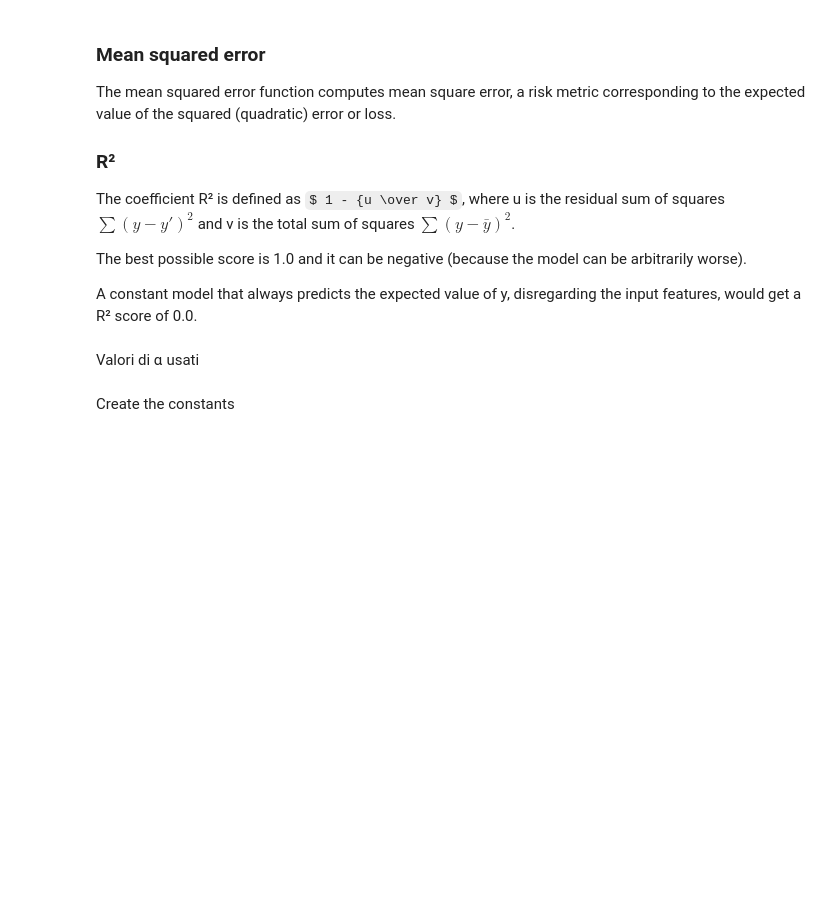
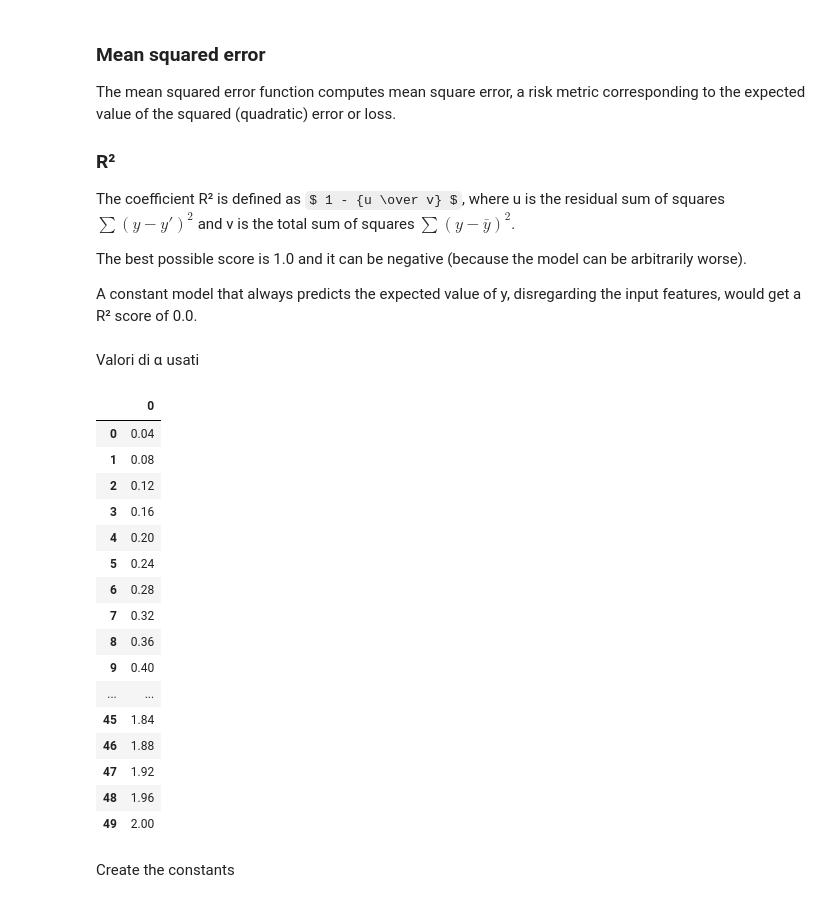
Before and after one commit to mikymaione/HousingPrices, a Jupyter notebook: Source code/HousingPrices/Miky.ipynb, the cells around one changed output. Cells and saved outputs as stored; diff of their text form; code cells hidden in the pictures; some formulas as TeX source; blank space fills up the shorter version.

```diff
--- a/Source code/HousingPrices/Miky.ipynb
+++ b/Source code/HousingPrices/Miky.ipynb
@@ -109,3 +106,25 @@ alphas = numpy.sort(alphas)
+# %%
+alphas = numpy.linspace(2, 0, 50, False)
+alphas = numpy.sort(alphas)
+pandas.DataFrame(alphas)
+# %% [output]
+|  | 0 |
+| 0 | 0.04 |
+| 1 | 0.08 |
+| 2 | 0.12 |
+| 3 | 0.16 |
+| 4 | 0.20 |
+| 5 | 0.24 |
+| 6 | 0.28 |
+| 7 | 0.32 |
+| 8 | 0.36 |
+| 9 | 0.40 |
+| ... | ... |
+| 45 | 1.84 |
+| 46 | 1.88 |
+| 47 | 1.92 |
+| 48 | 1.96 |
+| 49 | 2.00 |
 # %% [markdown]
 Create the constants
 # %%
```
Also changed, not shown: parts of 14 cells of this notebook, 1 other file.
